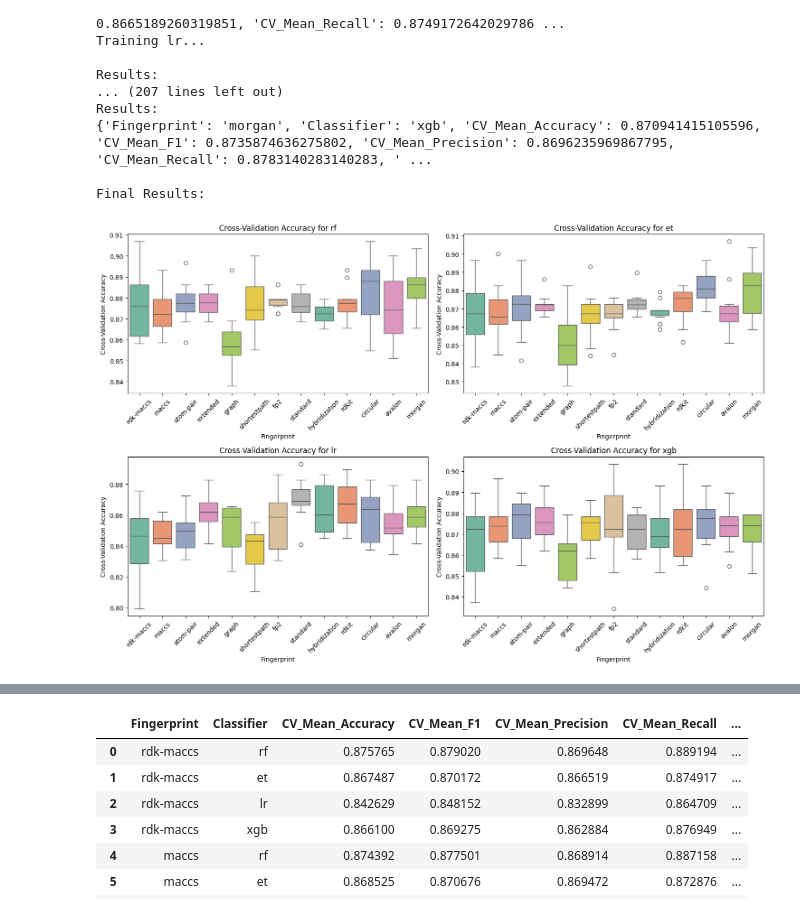
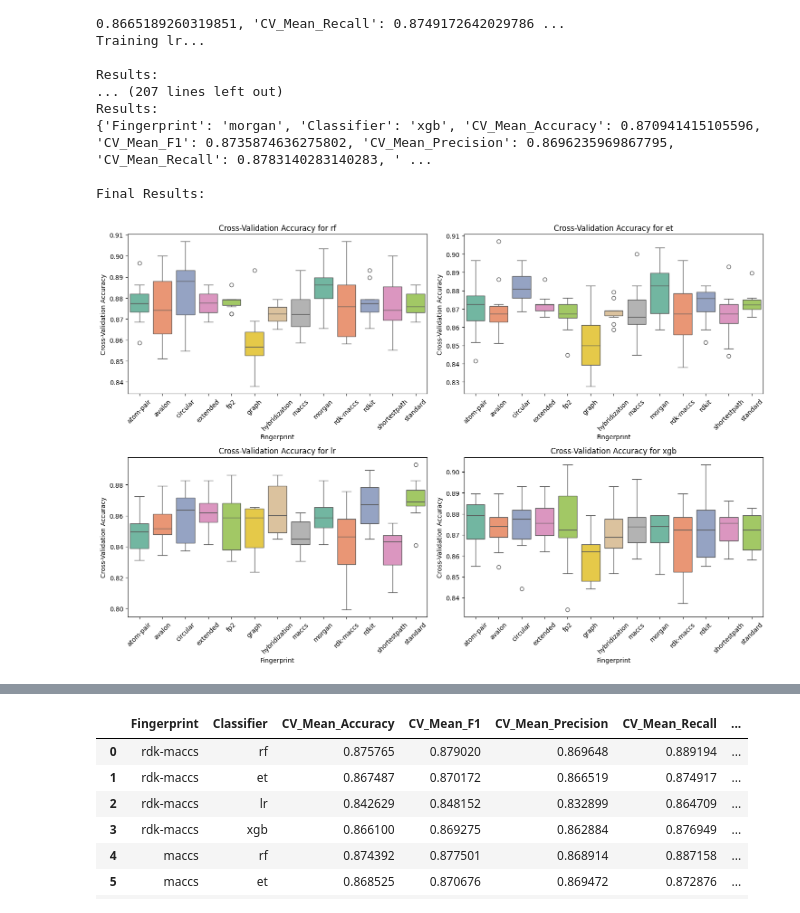
Before and after one commit to samo-n/ML-in-IDO1-drug-discovery, a Jupyter notebook: dir1/__2_3_A_model_SU_izbira_klasifikatorja.ipynb, the cells around one changed output, grey strips where cells are left out. Drawn from its saved outputs; the diff is of its cells as text; code cells hidden in the pictures.

```diff
--- a/dir1/__2_3_A_model_SU_izbira_klasifikatorja.ipynb
+++ b/dir1/__2_3_A_model_SU_izbira_klasifikatorja.ipynb
@@ -102,9 +99,17 @@ generated_fingerprints = [
     'df_morgan.csv'
 ]
 # %%
+from sklearn.ensemble import RandomForestClassifier, ExtraTreesClassifier
+from sklearn.linear_model import LogisticRegression
+from xgboost import XGBClassifier
+from sklearn.model_selection import train_test_split, StratifiedKFold, cross_validate
+from sklearn.metrics import accuracy_score, f1_score, precision_score, recall_score, roc_auc_score
+import pandas as pd
+import os
+
 # Define classifiers with random_state for reproducibility
 classifiers = [
-    ('rf', RandomForestClassifier(n_jobs=-1, random_state= kon.random_seed)),
+    ('rf', RandomForestClassifier(n_jobs=-1, random_state=kon.random_seed)),
     ('et', ExtraTreesClassifier(n_jobs=-1, random_state=kon.random_seed)),
     ('lr', LogisticRegression(max_iter=1000, random_state=kon.random_seed)),
     ('xgb', XGBClassifier(eval_metric='logloss', n_jobs=-1, random_state=kon.random_seed))
@@ -145,6 +150,16 @@ for filename in generated_fingerprints:
             # Fit the classifier
             classifier.fit(X_train, y_train)
 
+            # Predict and evaluate on training data
+            y_train_pred = classifier.predict(X_train)
+
+            # Calculate training scores
+            train_accuracy = accuracy_score(y_train, y_train_pred)
+            train_f1 = f1_score(y_train, y_train_pred)
+            train_precision = precision_score(y_train, y_train_pred)
+            train_recall = recall_score(y_train, y_train_pred)
+            train_roc_auc = roc_auc_score(y_train, y_train_pred)
+
             # Predict and evaluate on validation data
             y_val_pred = classifier.predict(X_val)
 
@@ -163,6 +178,11 @@ for filename in generated_fingerprints:
                 'CV_Mean_Precision': cv_results['test_precision'].mean(),
                 'CV_Mean_Recall': cv_results['test_recall'].mean(),
                 'CV_Mean_ROC_AUC': cv_results['test_roc_auc'].mean(),
+                'Train_Accuracy': train_accuracy,
+                'Train_F1': train_f1,
+                'Train_Precision': train_precision,
+                'Train_Recall': train_recall,
+                'Train_ROC_AUC': train_roc_auc,
                 'Val_Accuracy': val_accuracy,
                 'Val_F1': val_f1,
                 'Val_Precision': val_precision,
@@ -196,30 +216,45 @@ Results:
 
 Final Results:
 # %%
+import matplotlib.pyplot as plt
+import seaborn as sns
+import pandas as pd
+
 # Create a DataFrame for cross-validation accuracy scores
 cv_results_df = pd.DataFrame(cv_results_list, columns=['Fingerprint', 'Classifier', 'CV_Accuracy'])
 
 # Explode the CV_Accuracy column to have one accuracy score per row
 cv_results_df = cv_results_df.explode('CV_Accuracy')
-# Plotting
+
+# Get the unique fingerprints in alphabetical order
+fingerprint_order = sorted(cv_results_df['Fingerprint'].unique())
+
+# Convert 'Fingerprint' to a categorical type with the specified order
+cv_results_df['Fingerprint'] = pd.Categorical(cv_results_df['Fingerprint'], categories=fingerprint_order, ordered=True)
+
+# Create a color mapping for fingerprints in alphabetical order
+palette = sns.color_palette("Set2", n_colors=len(fingerprint_order))
+color_mapping = {fingerprint: palette[i] for i, fingerprint in enumerate(fingerprint_order)}
+
+# Plotting Cross-Validation Accuracy
 plt.figure(figsize=(15, 10))
 
 # Create a box plot for each classifier
 for i, (clf_name, _) in enumerate(classifiers):
     plt.subplot(2, 2, i + 1)  # Create a 2x2 grid of subplots
     sns.boxplot(data=cv_results_df[cv_results_df['Classifier'] == clf_name],
                  x='Fingerprint',
                  y='CV_Accuracy',
                  hue='Fingerprint',  # Set hue to Fingerprint for color differentiation
-                 palette='Set2',
+                 palette=color_mapping,  # Use the color mapping
                  legend=False)  # Disable the legend if not needed
     plt.title(f'Cross-Validation Accuracy for {clf_name}')
     plt.xticks(rotation=45)  # Rotate x labels for better readability
     plt.ylabel('Cross-Validation Accuracy')
     plt.xlabel('Fingerprint')
 
 plt.tight_layout()  # Adjust layout to prevent overlap
 plt.show()
 # %% [output]
-[figure, old version]
+[figure, new version]
 # %%
```
Also changed, not shown: parts of 2 cells of this notebook, 2 other files.
